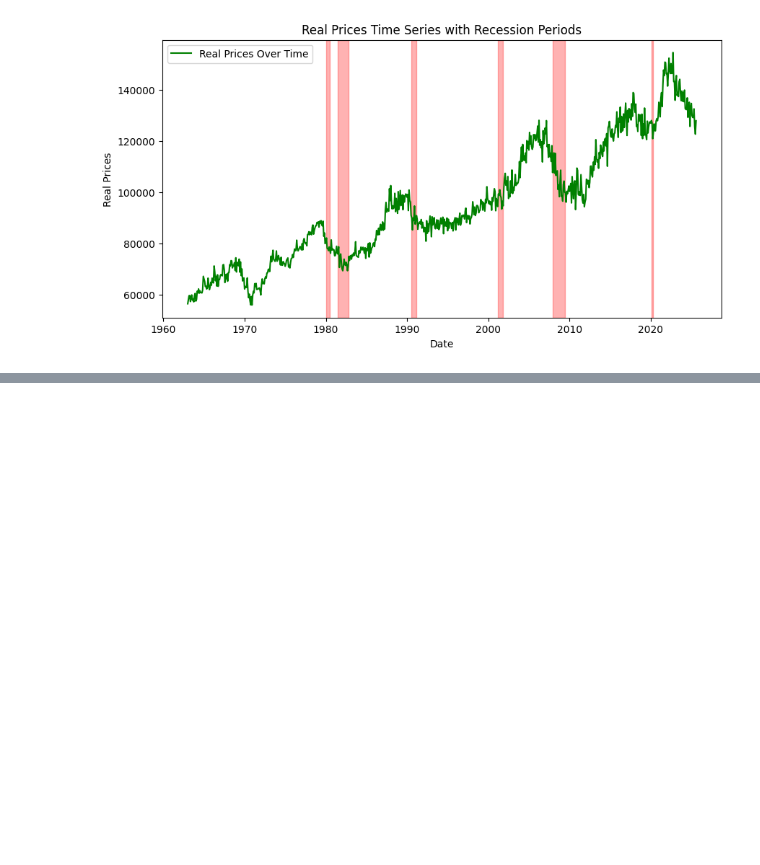
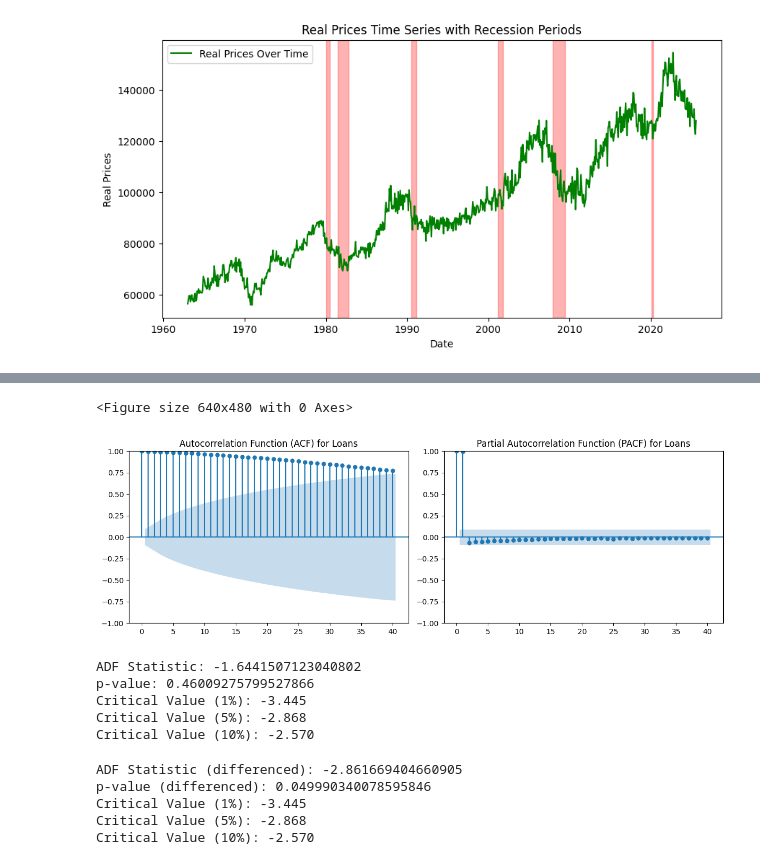
Before and after one commit to Zografska/housing-market-analysis, a Jupyter notebook: project.ipynb, the cells around one changed output, grey strips where cells are left out. Cells and saved outputs as stored; diff of their text form; code cells hidden in the pictures; blank space fills up the shorter version.

```diff
--- a/project.ipynb
+++ b/project.ipynb
@@ -134,5 +143,21 @@ axes[1].set_title('Partial Autocorrelation Function (PACF)')
 
 plt.tight_layout()
 plt.show()
+
+# check stationarity with ADF test
+from statsmodels.tsa.stattools import adfuller
+adf_result = adfuller(log_real_prices)
+print('ADF Statistic:', adf_result[0])
+print('p-value:', adf_result[1])
+for key, value in adf_result[4].items():
+    print('Critical Value (%s): %.3f' % (key, value))
+
+# difference prices to make it stationary
+log_real_prices_diff = pd.Series(log_real_prices).diff().dropna()
+adf_result_diff = adfuller(log_real_prices_diff)
+print('ADF Statistic (differenced):', adf_result_diff[0])
+print('p-value (differenced):', adf_result_diff[1])
+for key, value in adf_result_diff[4].items():
+    print('Critical Value (%s): %.3f' % (key, value))
 # %% [output]
 [figure]
@@ -251,0 +368,42 @@ Best lag by R²: 9 (R² = 0.9807)
+# %%
+# plot ACF and PACF for loans
+from statsmodels.graphics.tsaplots import plot_acf, plot_pacf
+import matplotlib.pyplot as plt
+plt.clf()
+fig, axes = plt.subplots(1, 2, figsize=(12, 4))
+plot_acf(loans.loans.dropna(), lags=40, ax=axes[0])
+axes[0].set_title('Autocorrelation Function (ACF) for Loans')
+plot_pacf(loans.loans.dropna(), lags=40, ax=axes[1])
+axes[1].set_title('Partial Autocorrelation Function (PACF) for Loans')
+plt.tight_layout()
+plt.show()
+
+# check loans for stationarity with ADF test
+from statsmodels.tsa.stattools import adfuller
+adf_result = adfuller(loans.loans.dropna())
+print('ADF Statistic:', adf_result[0])
+print('p-value:', adf_result[1])
+for key, value in adf_result[4].items():
+    print('Critical Value (%s): %.3f' % (key, value))
+# %% [output]
+<Figure size 640x480 with 0 Axes>
+[figure, added]
+ADF Statistic: -1.6441507123040802
+p-value: 0.46009275799527866
+Critical Value (1%): -3.445
+Critical Value (5%): -2.868
+Critical Value (10%): -2.570
+# %%
+# difference loans to make it stationary
+loans_diff = loans.loans.diff().dropna()
+adf_result_diff = adfuller(loans_diff)
+print('ADF Statistic (differenced):', adf_result_diff[0])
+print('p-value (differenced):', adf_result_diff[1])
+for key, value in adf_result_diff[4].items():
+    print('Critical Value (%s): %.3f' % (key, value))
+# %% [output]
+ADF Statistic (differenced): -2.861669404660905
+p-value (differenced): 0.049990340078595846
+Critical Value (1%): -3.445
+Critical Value (5%): -2.868
+Critical Value (10%): -2.570
```
Also changed, not shown: parts of 28 cells of this notebook, 19 other files.
